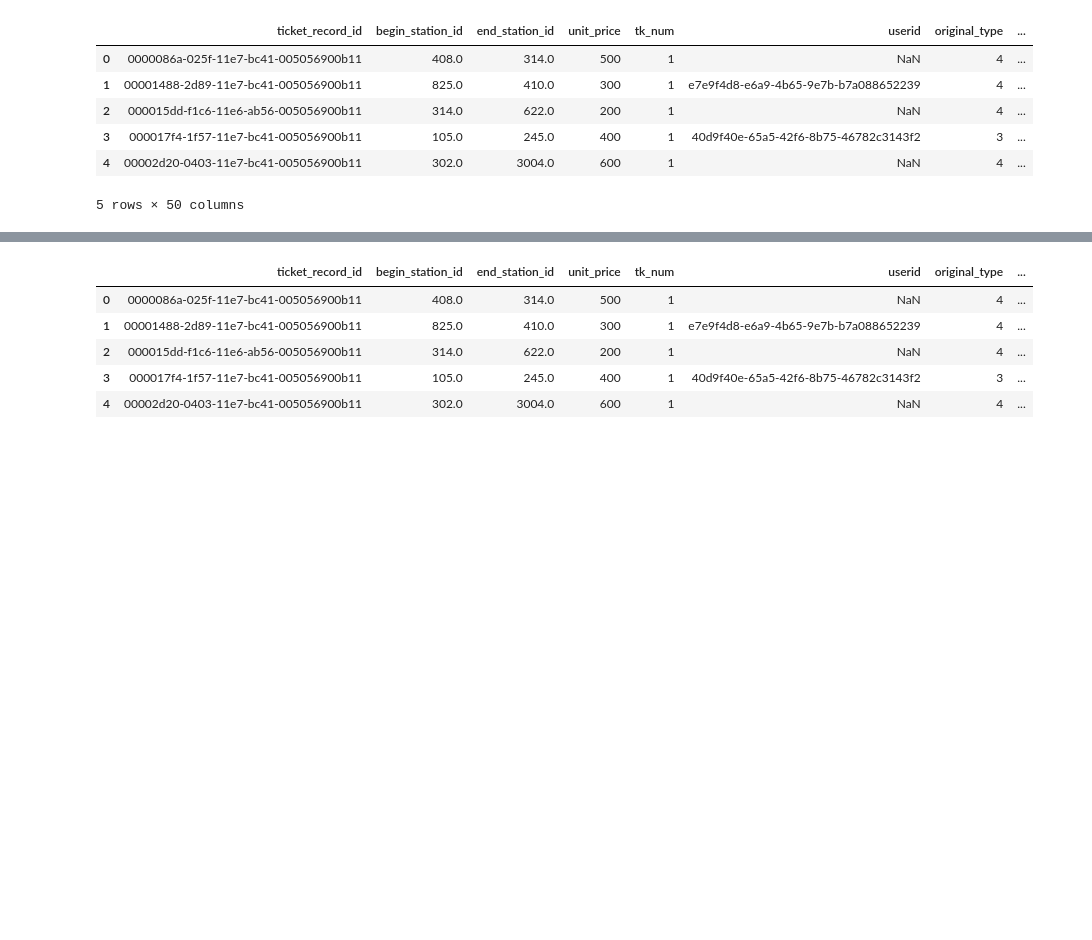
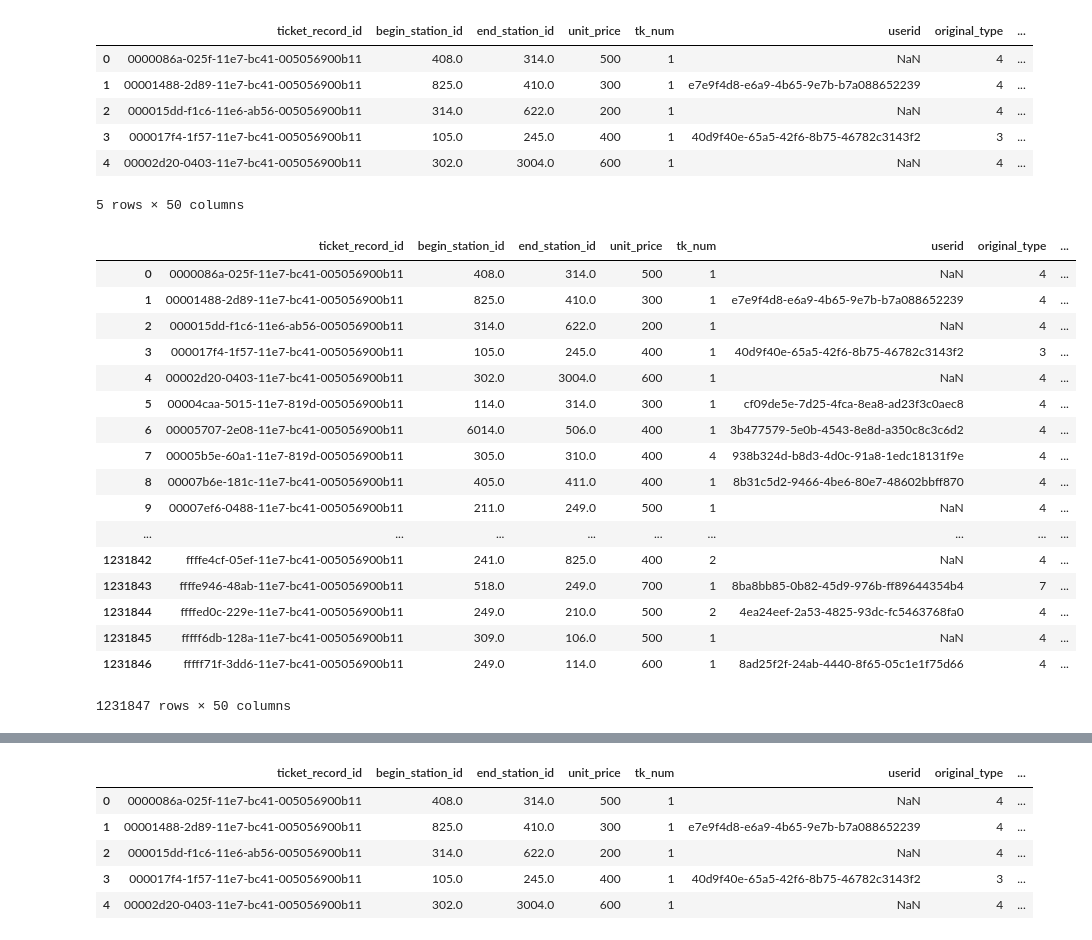
Before and after one commit to abcdddxy/Subway, a Jupyter notebook: Mouth1-6.ipynb, the cells around one changed output, grey strips where cells are left out. Drawn from its saved outputs; the diff is of its cells as text; code cells hidden in the pictures; blank space fills up the shorter version.

```diff
--- a/Mouth1-6.ipynb
+++ b/Mouth1-6.ipynb
@@ -260,8 +278,14 @@ with pd.ExcelWriter('./数据（1-6月）/weather/tem_people.xlsx') as writer:
     temp.to_excel(writer, sheet_name=str('温度'))
 # %%
 def rain(x):
-    if u'雨' in str(x):
+    if u'小雨' in str(x):
         return 1
+    elif u'中雨' in str(x):
+        return 1
+    elif u'大雨' in str(x):
+        return 2
+    elif u'暴雨' in str(x):
+        return 2
     else:
         return 0
 # %%
@@ -276,5 +300,49 @@ data.head()
 | 3 | 000017f4-1f57-11e7-bc41-005056900b11 | 105.0 | 245.0 | 400 | 1 | 40d9f40e-65a5-42f6-8b75-46782c3143f2 | 3 | ... |
 | 4 | 00002d20-0403-11e7-bc41-005056900b11 | 302.0 | 3004.0 | 600 | 1 | NaN | 4 | ... |
 5 rows × 50 columns
+# %%
+#test
+# data['time_end_day'][1]
+# 162 / 3
+# weather.head()
+# data.time_end_day[0] == weather.date[427]
+# u'雨' in str(weather.weather[420])
+# data[data['rain'] == 0].groupby(['time_end_day']).count()
+# data[data['rain'] == 0].shape
+# test = data['time_end_day'][data['rain'] == 1].duplicated()
+# test = test.value_counts()[False]
+# 'a' in ['ab', 'b']
+# data['time_end_day'][data.hmean >= 30].duplicated().value_counts()[False]
+# data.hmean[0]
+# data.shape
+# weather.weather[382]
+# len(good_date)
+# len(bad_date)
+# bad_date
+# data[data.time_end_day == datetime.date(2017, 6, 30)]
+# data.loc[:, ['time_end_day', 'weather', 'hmax']][(data.time_end_day >= datetime.date(2017, 5, 1)) & (data.time_end_day <= datetime.date(2017, 6, 30))].groupby('time_end_day').sum()
+# u'暴雨' in u'大到暴雨'
+# data
+# (data['time_end_day'][data['hmean'] >= 30].duplicated()).value_counts()[False]
+data
+# %% [output]
+|  | ticket_record_id | begin_station_id | end_station_id | unit_price | tk_num | userid | original_type | ... |
+| 0 | 0000086a-025f-11e7-bc41-005056900b11 | 408.0 | 314.0 | 500 | 1 | NaN | 4 | ... |
+| 1 | 00001488-2d89-11e7-bc41-005056900b11 | 825.0 | 410.0 | 300 | 1 | e7e9f4d8-e6a9-4b65-9e7b-b7a088652239 | 4 | ... |
+| 2 | 000015dd-f1c6-11e6-ab56-005056900b11 | 314.0 | 622.0 | 200 | 1 | NaN | 4 | ... |
+| 3 | 000017f4-1f57-11e7-bc41-005056900b11 | 105.0 | 245.0 | 400 | 1 | 40d9f40e-65a5-42f6-8b75-46782c3143f2 | 3 | ... |
+| 4 | 00002d20-0403-11e7-bc41-005056900b11 | 302.0 | 3004.0 | 600 | 1 | NaN | 4 | ... |
+| 5 | 00004caa-5015-11e7-819d-005056900b11 | 114.0 | 314.0 | 300 | 1 | cf09de5e-7d25-4fca-8ea8-ad23f3c0aec8 | 4 | ... |
+| 6 | 00005707-2e08-11e7-bc41-005056900b11 | 6014.0 | 506.0 | 400 | 1 | 3b477579-5e0b-4543-8e8d-a350c8c3c6d2 | 4 | ... |
+| 7 | 00005b5e-60a1-11e7-819d-005056900b11 | 305.0 | 310.0 | 400 | 4 | 938b324d-b8d3-4d0c-91a8-1edc18131f9e | 4 | ... |
+| 8 | 00007b6e-181c-11e7-bc41-005056900b11 | 405.0 | 411.0 | 400 | 1 | 8b31c5d2-9466-4be6-80e7-48602bbff870 | 4 | ... |
+| 9 | 00007ef6-0488-11e7-bc41-005056900b11 | 211.0 | 249.0 | 500 | 1 | NaN | 4 | ... |
+| ... | ... | ... | ... | ... | ... | ... | ... | ... |
+| 1231842 | ffffe4cf-05ef-11e7-bc41-005056900b11 | 241.0 | 825.0 | 400 | 2 | NaN | 4 | ... |
+| 1231843 | ffffe946-48ab-11e7-bc41-005056900b11 | 518.0 | 249.0 | 700 | 1 | 8ba8bb85-0b82-45d9-976b-ff89644354b4 | 7 | ... |
+| 1231844 | ffffed0c-229e-11e7-bc41-005056900b11 | 249.0 | 210.0 | 500 | 2 | 4ea24eef-2a53-4825-93dc-fc5463768fa0 | 4 | ... |
+| 1231845 | fffff6db-128a-11e7-bc41-005056900b11 | 309.0 | 106.0 | 500 | 1 | NaN | 4 | ... |
+| 1231846 | fffff71f-3dd6-11e7-bc41-005056900b11 | 249.0 | 114.0 | 600 | 1 | 8ad25f2f-24ab-4440-8f65-05c1e1f75d66 | 4 | ... |
+1231847 rows × 50 columns
 # %%
 with pd.ExcelWriter('./数据（1-6月）/weather/rain_people.xlsx') as writer:
```
Also changed, not shown: parts of 4 cells of this notebook.
